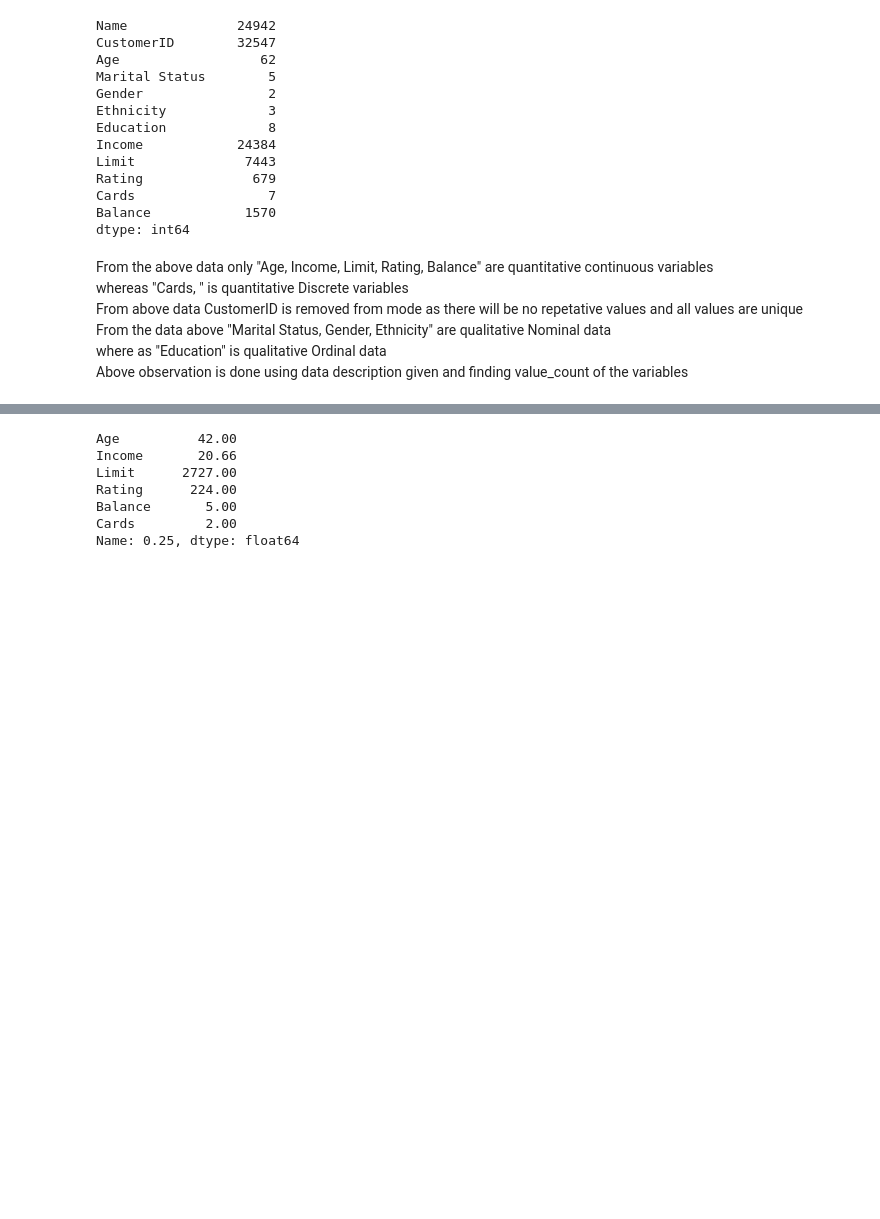
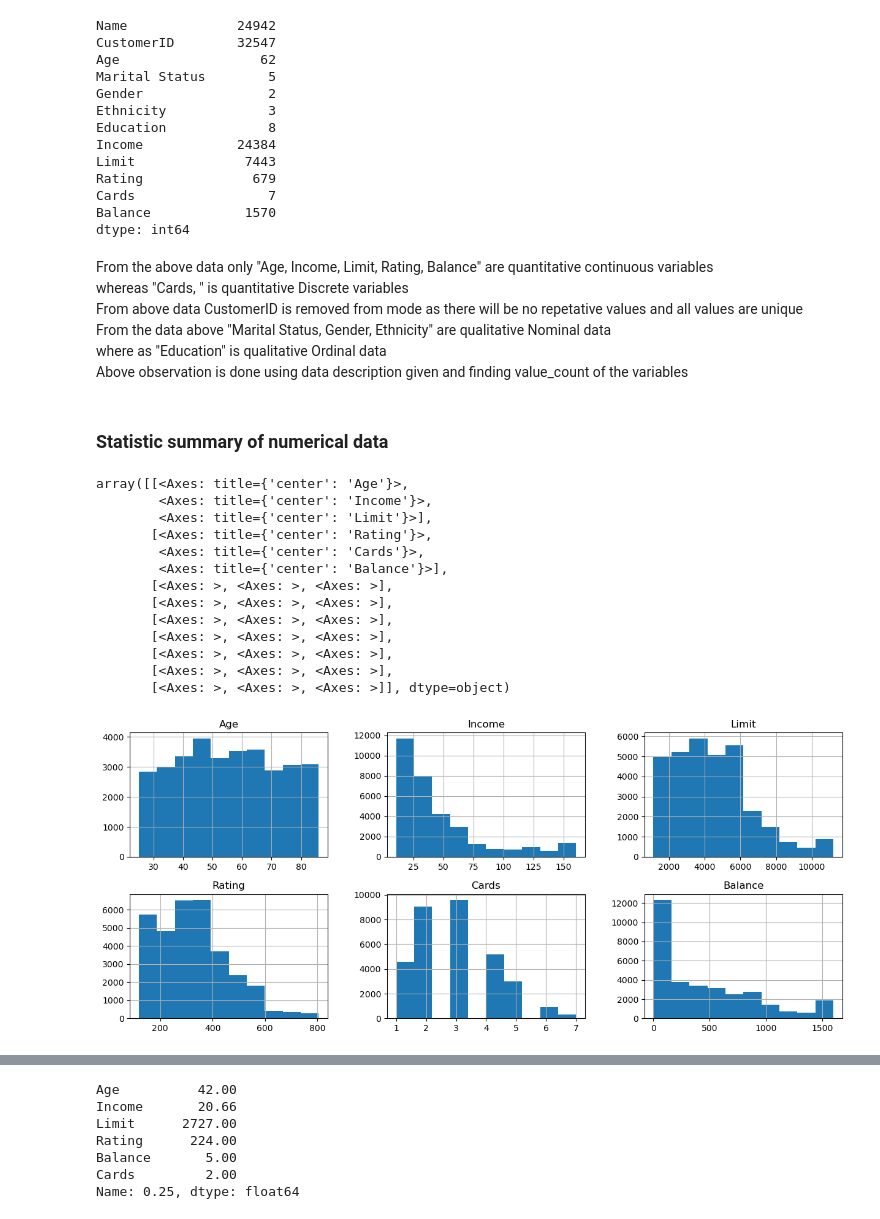
Before and after one commit to nayankm/Capstone, a Jupyter notebook: TwoDotSeven-Data-Clean.ipynb, the cells around one changed output, grey strips where cells are left out. Saved outputs shown, nothing was run; the diff lists cells and outputs as text; code cells hidden in the pictures; blank space fills up the shorter version.

```diff
--- a/TwoDotSeven-Data-Clean.ipynb
+++ b/TwoDotSeven-Data-Clean.ipynb
@@ -173,8 +102,27 @@ Balance            1570
 dtype: int64
 # %% [markdown]
 From the above data only "Age, Income, Limit, Rating, Balance" are quantitative continuous variables
-<br> whereas "Cards, " is quantitative Discrete variables
-<br> From above data CustomerID is removed from mode as there will be no repetative values and all values are unique
-<br> From the data above "Marital Status, Gender, Ethnicity" are qualitative Nominal data
-<br> where as "Education" is qualitative Ordinal data
-<br> Above observation is done using data description given and finding value_count of the variables
+<br>whereas "Cards, " is quantitative Discrete variables
+<br>From above data CustomerID is removed from mode as there will be no repetative values and all values are unique
+<br>From the data above "Marital Status, Gender, Ethnicity" are qualitative Nominal data
+<br>where as "Education" is qualitative Ordinal data
+<br>Above observation is done using data description given and finding value_count of the variables
+# %% [markdown]
+### Statistic summary of numerical data
+# %%
+data.hist(figsize=(15,30),layout=(9,3))
+# %% [output]
+array([[<Axes: title={'center': 'Age'}>,
+        <Axes: title={'center': 'Income'}>,
+        <Axes: title={'center': 'Limit'}>],
+       [<Axes: title={'center': 'Rating'}>,
+        <Axes: title={'center': 'Cards'}>,
+        <Axes: title={'center': 'Balance'}>],
+       [<Axes: >, <Axes: >, <Axes: >],
+       [<Axes: >, <Axes: >, <Axes: >],
+       [<Axes: >, <Axes: >, <Axes: >],
+       [<Axes: >, <Axes: >, <Axes: >],
+       [<Axes: >, <Axes: >, <Axes: >],
+       [<Axes: >, <Axes: >, <Axes: >],
+       [<Axes: >, <Axes: >, <Axes: >]], dtype=object)
+[figure, added]
```
Also changed, not shown: parts of 25 cells of this notebook.
